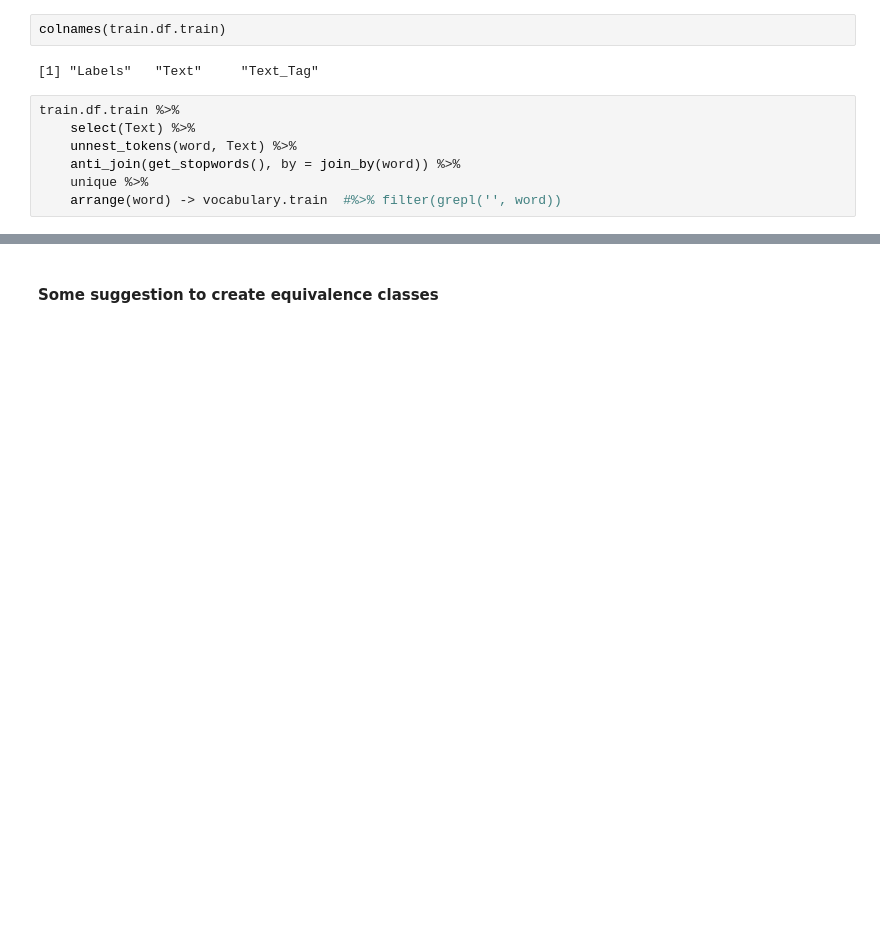
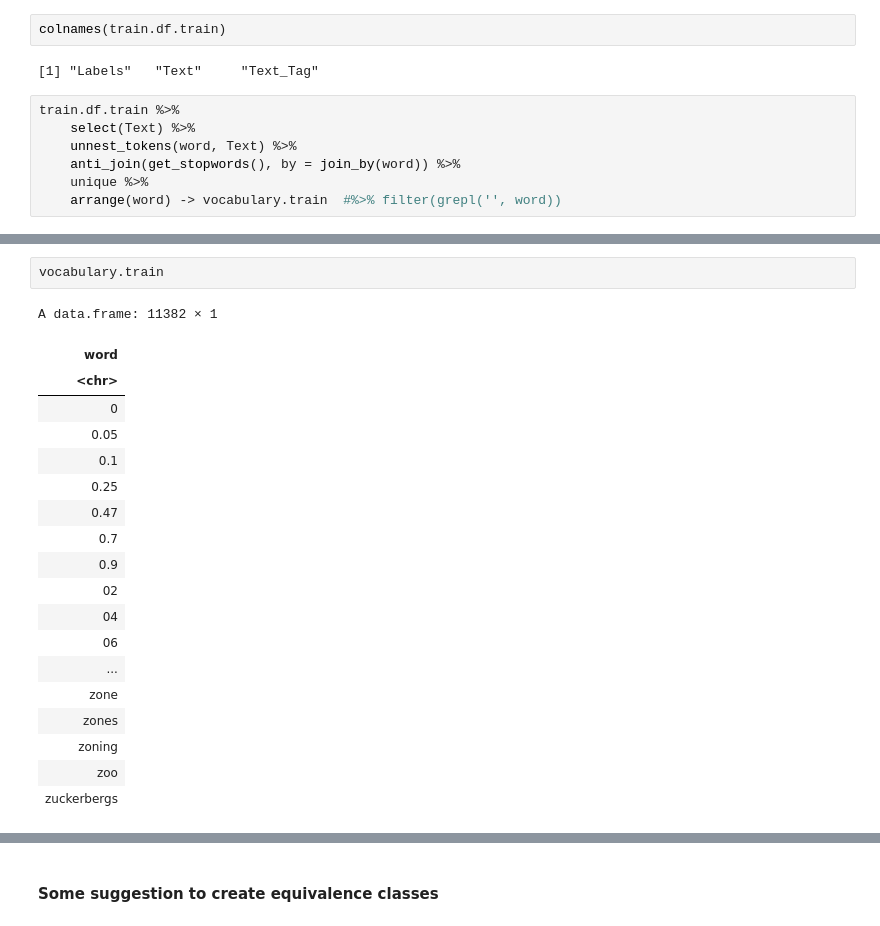
Before and after one commit to tommaso-bertola/falsehoods-sieve, a Jupyter notebook: FakeNewsRecognitionWithBayesClassifier.ipynb, the cells around one changed output, grey strips where cells are left out. Cells and saved outputs as stored; diff of their text form; blank space fills up the shorter version.

```diff
--- a/FakeNewsRecognitionWithBayesClassifier.ipynb
+++ b/FakeNewsRecognitionWithBayesClassifier.ipynb
@@ -123,3 +134,25 @@ train.df.train %>%
+# %%
+vocabulary.train
+# %% [output]
+A data.frame: 11382 × 1
+| word |
+| <chr> |
+| 0 |
+| 0.05 |
+| 0.1 |
+| 0.25 |
+| 0.47 |
+| 0.7 |
+| 0.9 |
+| 02 |
+| 04 |
+| 06 |
+| ... |
+| zone |
+| zones |
+| zoning |
+| zoo |
+| zuckerbergs |
 # %%
 nrow(vocabulary.train)
 # %% [output]
```
Also changed, not shown: parts of 14 cells of this notebook.
